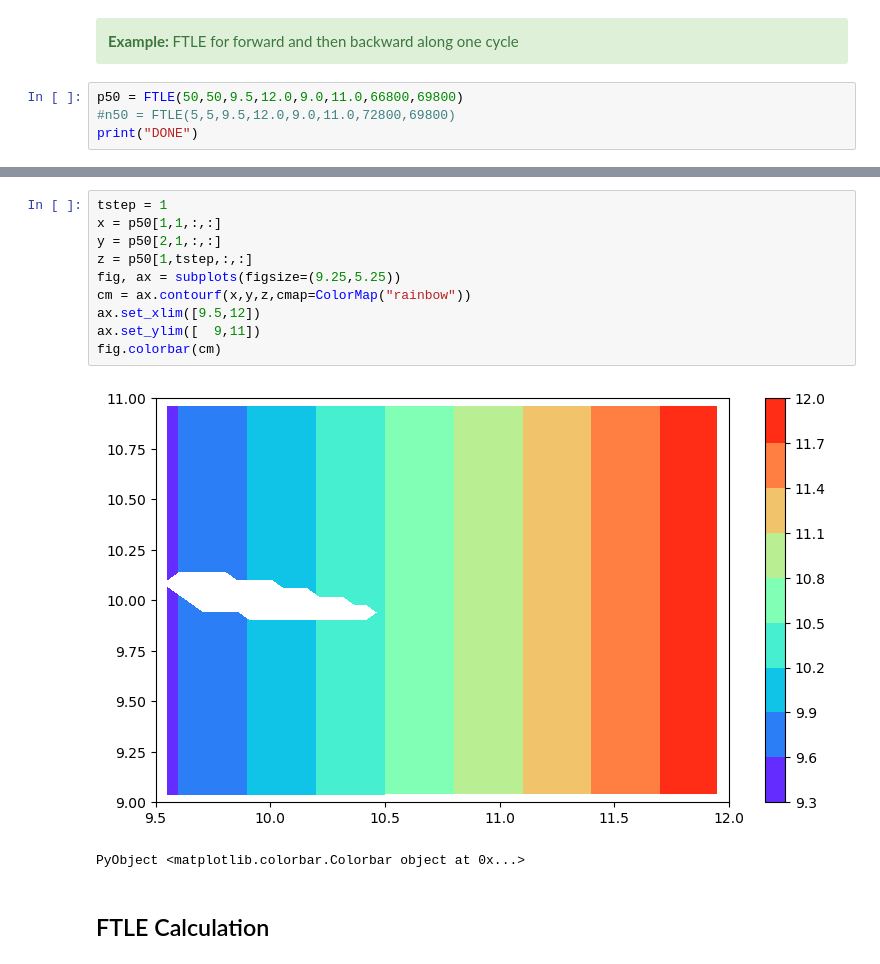
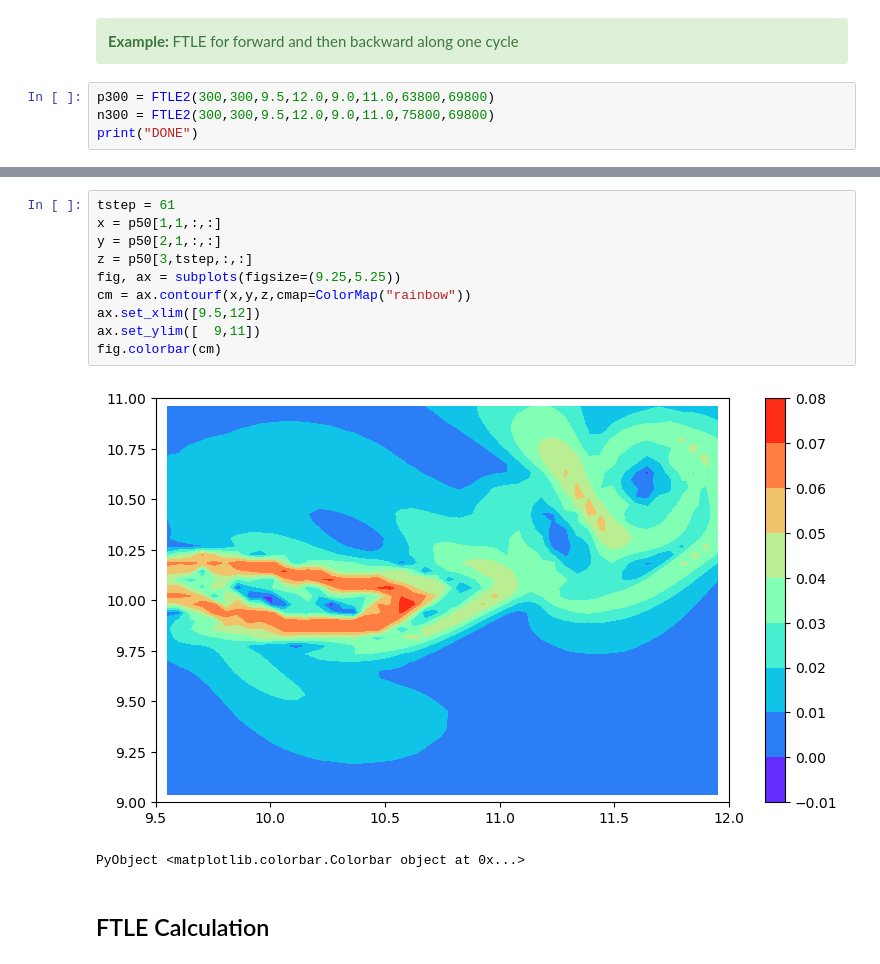
Before and after one commit to jjserdo/FTLE_JJ, a Jupyter notebook: Karthik-FTLE_JJ-Particle Initialization.ipynb, the cells around one changed output, grey strips where cells are left out. Drawn from its saved outputs; the diff is of its cells as text.

Commit message:
Yuanhang FTLE
unfinished

```diff
--- a/Karthik-FTLE_JJ-Particle Initialization.ipynb
+++ b/Karthik-FTLE_JJ-Particle Initialization.ipynb
@@ -455,7 +610,7 @@ FTLE (generic function with 1 method)
 <b> Example:</b> FTLE for forward and then backward along one cycle
 </div>
 # %%
-p50 = FTLE(50,50,9.5,12.0,9.0,11.0,66800,69800)
-#n50 = FTLE(5,5,9.5,12.0,9.0,11.0,72800,69800)
+p300 = FTLE2(300,300,9.5,12.0,9.0,11.0,63800,69800)
+n300 = FTLE2(300,300,9.5,12.0,9.0,11.0,75800,69800)
 print("DONE")
 # %% [output]
@@ -472,16 +632,16 @@ ax.set_ylim([  9,11])
 (9.0, 11.0)
 # %%
-tstep = 1
+tstep = 61
 x = p50[1,1,:,:]
 y = p50[2,1,:,:]
-z = p50[1,tstep,:,:]
+z = p50[3,tstep,:,:]
 fig, ax = subplots(figsize=(9.25,5.25))
 cm = ax.contourf(x,y,z,cmap=ColorMap("rainbow"))
 ax.set_xlim([9.5,12])
 ax.set_ylim([  9,11])
 fig.colorbar(cm)
 # %% [output]
-[figure, old version]
+[figure, new version]
 PyObject <matplotlib.colorbar.Colorbar object at 0x...>
 # %% [markdown]
 ## <font color='289C4E'>FTLE Calculation<font><a id='4'></a>
```
Also changed, not shown: parts of 27 cells of this notebook, 2 other files.
